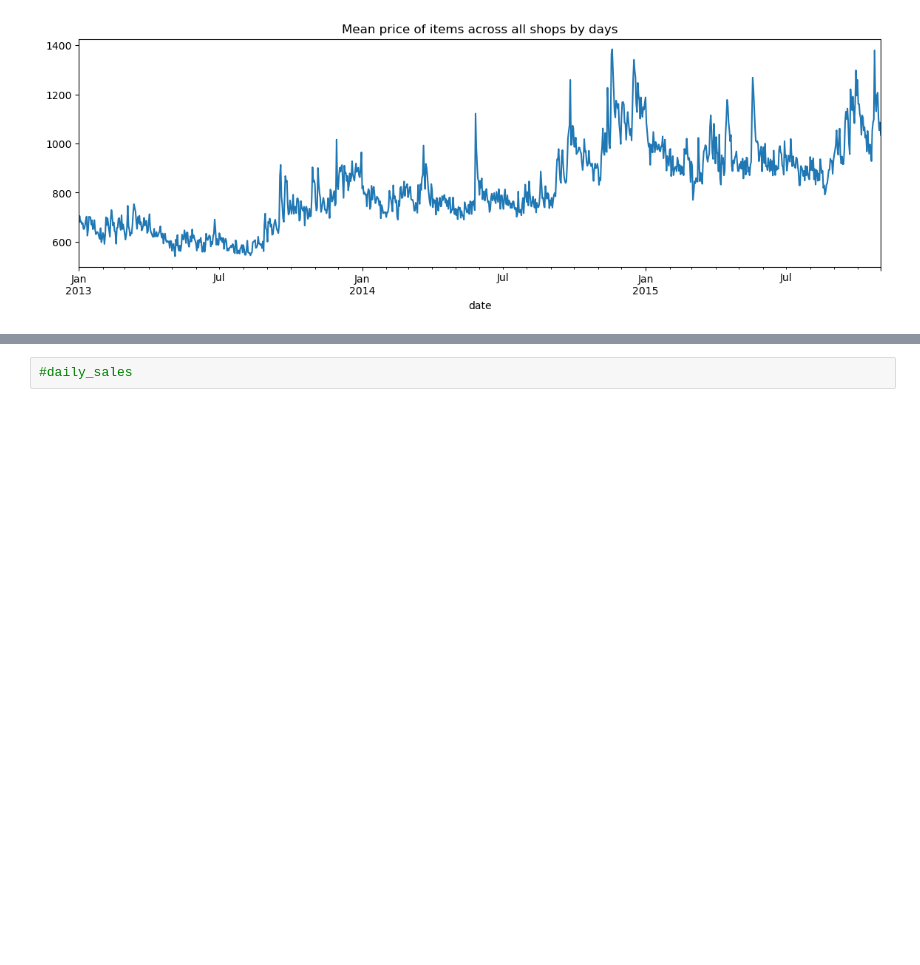
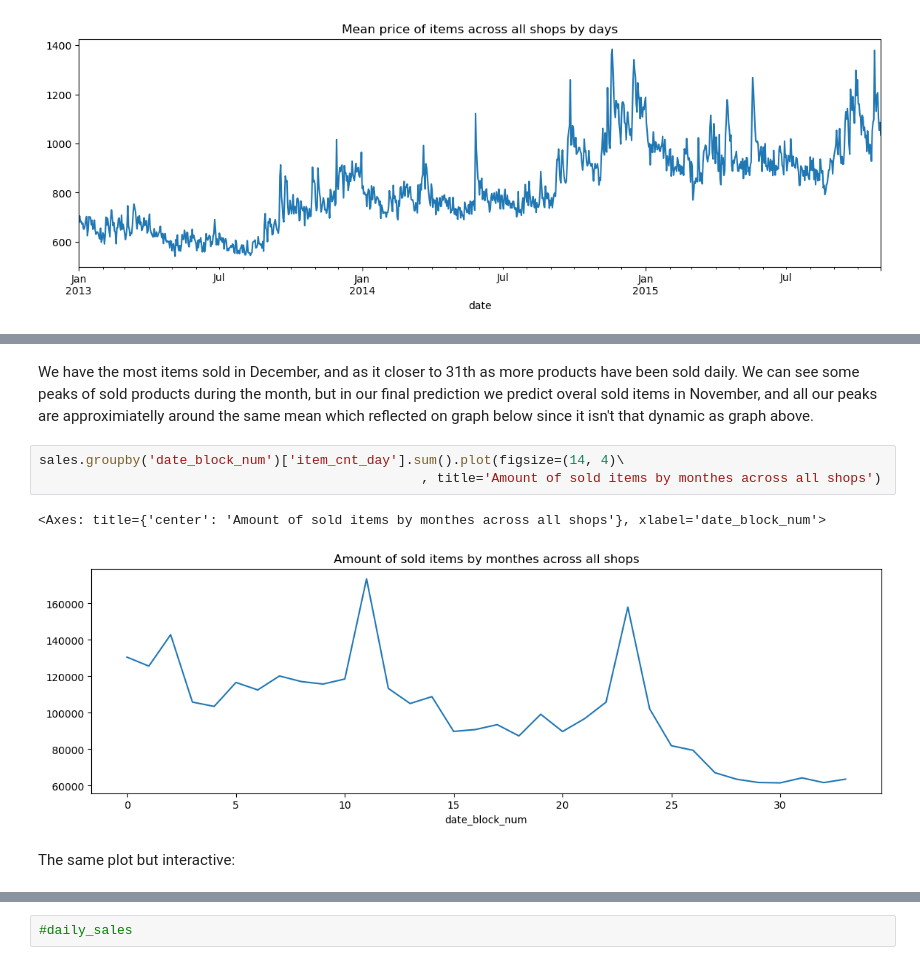
Before and after one commit to MarianSlassi/future_sales_prediction, a Jupyter notebook: notebooks/dqc_etl_structurised.ipynb, the cells around one changed output, grey strips where cells are left out. Drawn from its saved outputs; the diff is of its cells as text; blank space fills up the shorter version.

```diff
--- a/notebooks/dqc_etl_structurised.ipynb
+++ b/notebooks/dqc_etl_structurised.ipynb
@@ -567,0 +597,10 @@ sales.groupby('date')['item_cnt_day'].sum().plot(figsize=(14, 4)\
+# %% [markdown]
+We have the most items sold in December, and as it closer to 31th as more products have been sold daily. We can see some peaks of sold products during the month, but in our final prediction we predict overal sold items in November, and all our peaks are approximiatelly around the same mean which reflected on graph below since it isn't that dynamic as graph above.
+# %%
+sales.groupby('date_block_num')['item_cnt_day'].sum().plot(figsize=(14, 4)\
+                                                 , title='Amount of sold items by monthes across all shops')
+# %% [output]
+<Axes: title={'center': 'Amount of sold items by monthes across all shops'}, xlabel='date_block_num'>
+[figure, added]
+# %% [markdown]
+The same plot but interactive:
```
Also changed, not shown: parts of 54 cells of this notebook.
